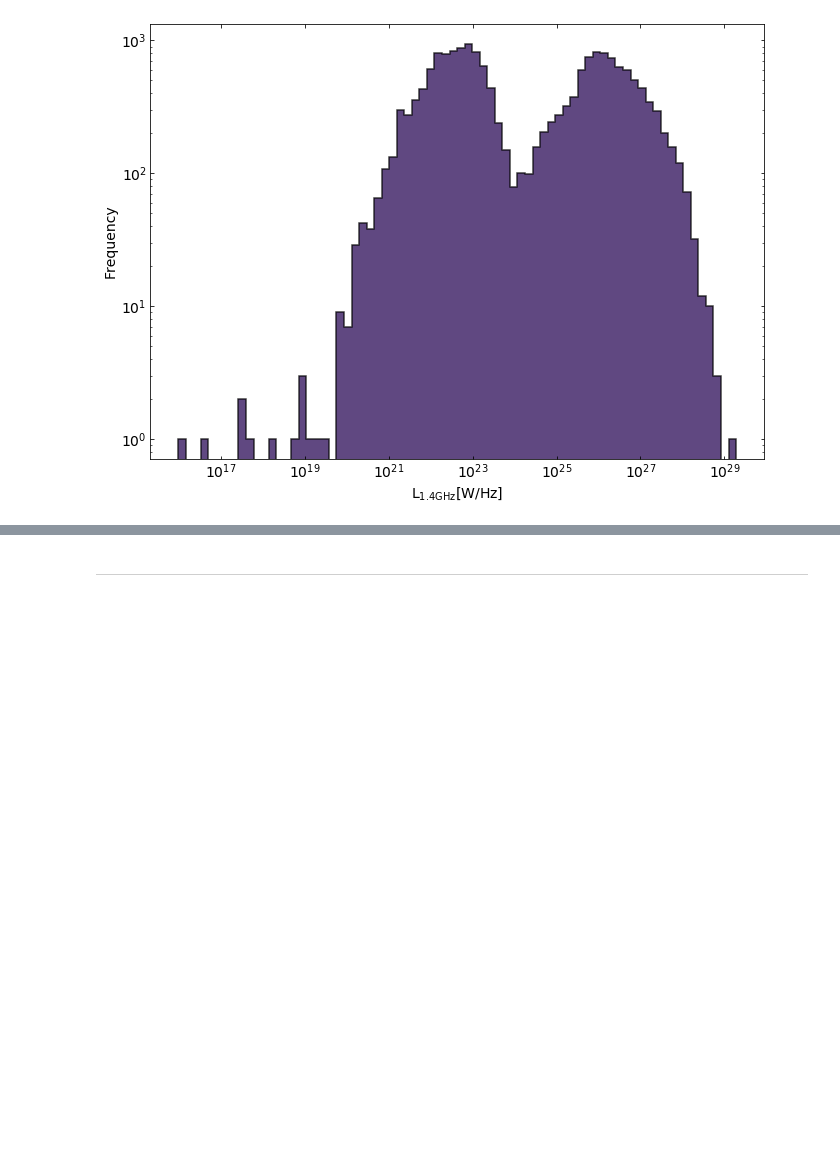
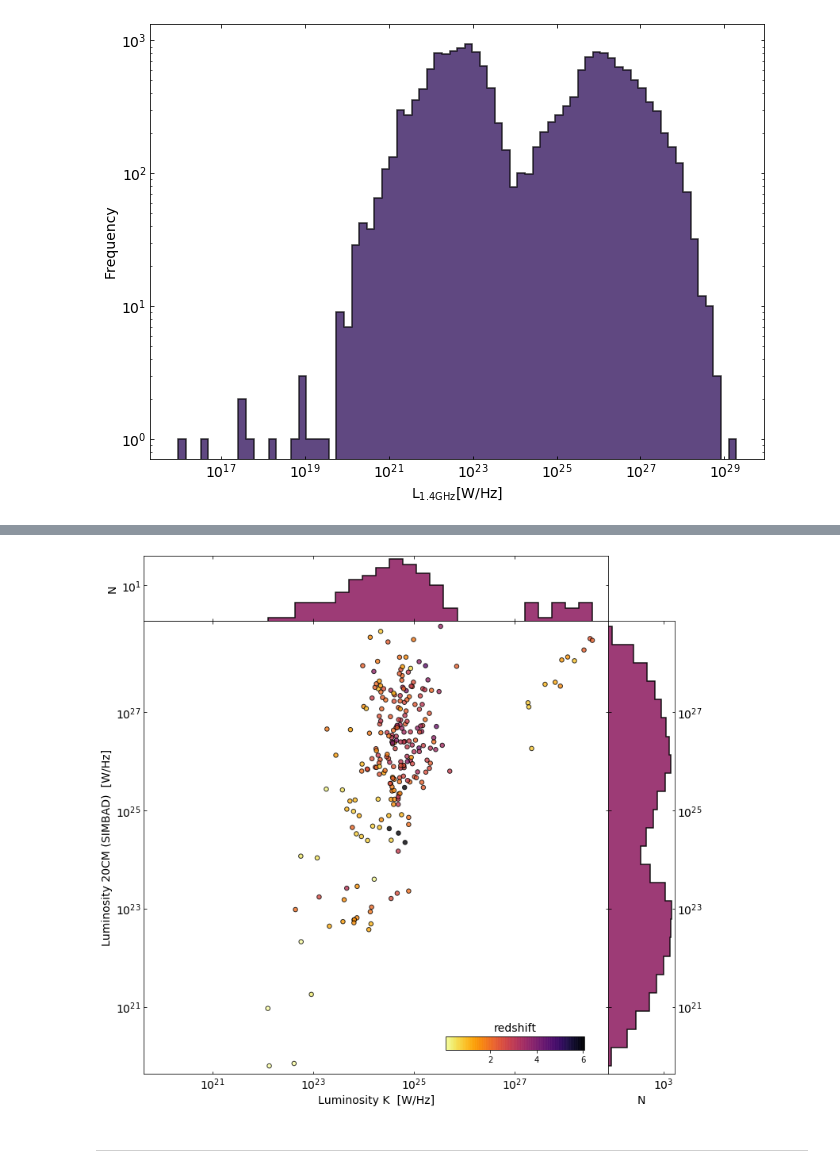
Before and after one commit to racarvajal/work_notes, a Jupyter notebook: Analyze_high_z_cat.ipynb, the cells around one changed output, grey strips where cells are left out. Saved outputs shown, nothing was run; the diff lists cells and outputs as text; code cells hidden in the pictures; blank space fills up the shorter version.

```diff
--- a/Analyze_high_z_cat.ipynb
+++ b/Analyze_high_z_cat.ipynb
@@ -188,0 +176,5 @@ lums_catalog_df.describe()
+# %%
+large_catalog_df['F_14GHZ_average'] = (large_catalog_df[['Flux Density 1.4GHz', 'Flux Density 1.40 GHz',\
+                                'Flux Density 1.4 GHz', 'Flux Density 1420.5 MHz',\
+                                'Flux Density 1.42 GHz', 'Flux Density 1425 MHz',\
+                                'Flux Density 1410 MHz', 'Flux Density 1.4 GHz VLA B-array']].mean(axis=1) * 1e3 + large_catalog_df['F_20CM']) / 2
@@ -432,3 +296,84 @@ ax1.set_aspect('equal')
+# %%
+add_histograms_flag = True  # Add histograms to the folowing plot
+# %%
+fig        = plt.figure(figsize=(12,12))
+
+if not add_histograms_flag:
+    ax1    = fig.add_subplot(111)
+
+if add_histograms_flag:
+    ax1    = plt.subplot2grid((8,8), (1,0), colspan=7, rowspan=7)
+    ax2    = plt.subplot2grid((8,8), (1,7), sharey=ax1, rowspan=7, colspan=1)
+    ax3    = plt.subplot2grid((8,8), (0,0), sharex=ax1, colspan=7, rowspan=1)
+
+# Select columns by number
+# col_a = lum_names[0]
+# col_b = lum_names[23]
+
+# Select columns by name
+col_a       = "Luminosity K"
+col_b       = "LUMINOSITY_20CM"
+
+# Obtain luminosities and the cross-match between them
+lum_a       = lums_catalog_df[col_a]
+lum_b       = lums_catalog_df[col_b]
+common_vals = np.multiply(lum_a, lum_b)
+
+# Create log bins for log-scale histograms
+min_val     = np.nanmin([lum_a[np.isfinite(common_vals)].min(), lum_b[np.isfinite(common_vals)].min()])
+max_val     = np.nanmax([lum_b[np.isfinite(common_vals)].max(), lum_b[np.isfinite(common_vals)].max()])
+bins_a      = np.logspace(np.log10(lum_a[np.isfinite(common_vals)].values.min()), np.log10(lum_a[np.isfinite(common_vals)].values.max()), 25)
+bins_b      = np.logspace(np.log10(lum_b[np.isfinite(common_vals)].values.min()), np.log10(lum_b[np.isfinite(common_vals)].values.max()), 25)
+
+ax1.set_yscale('log')
+ax1.set_xscale('log')
+
+# Format axis names and limits
+if 'LUMINOSITY_' in col_a:
+    col_a   = col_a.replace('LUMINOSITY_', 'Luminosity ') + ' (SIMBAD)'
+if 'LUMINOSITY_' in col_b:
+    col_b   = col_b.replace('LUMINOSITY_', 'Luminosity ') + ' (SIMBAD)'
+ax1.set_xlabel(col_a + '  [W/Hz]', size=14)
+ax1.set_ylabel(col_b + '  [W/Hz]', size=14)
+ax1.set_ylim(min_val*0.7, max_val*1.3)
+ax1.set_xlim(min_val*0.7, max_val*1.3)
+ax1.tick_params(which='both',top=True, right=True, direction='in')
+ax1.tick_params(axis='both', which='major', labelsize=14)
+
+sc          = ax1.scatter(lum_a, lum_b, c=redshift, cmap='inferno_r', s=30, alpha=0.80, edgecolor='black')
+
+# Create colorbar and plot it
+cbaxes      = inset_axes(ax1, width="30%", height="3%", loc=4, borderpad=3)
+clb         = plt.colorbar(sc, cax=cbaxes, orientation='horizontal')
+# clb.set_label('redshift', size=14)
+clb.ax.set_title('redshift', size=14)
+
+ax1.set_aspect('auto', share=False, adjustable='box')
+
+if add_histograms_flag:
+    # Plot vertical histogram
+    hist(lum_b.values, bins=bins_b, orientation='horizontal', ax=ax2, histtype='stepfilled', alpha=0.9, color=dark_color, ec='k', lw=1.5, hatch='')
+    ax2.set_xscale('log')
+    ax2.set_yscale('log')
+    ax2.set_xlabel('N', size=14)
+
+    # Plot horizontal histogram
+    hist(lum_a.values, bins=bins_a, orientation='vertical', ax=ax3, histtype='stepfilled', alpha=0.9, color=dark_color, ec='k', lw=1.5, hatch='')
+    ax3.set_xscale('log')
+    ax3.set_yscale('log')
+    ax3.set_ylabel('N', size=14)
+
+    # Modify ticks
+    ax2.tick_params(axis='both', which='major', labelsize=14)
+    ax3.tick_params(axis='both', which='major', labelsize=14)
+    plt.setp(ax2.get_yticklabels(), visible=False)
+    plt.setp(ax3.get_xticklabels(), visible=False)
+    ax2.tick_params(which='both',top=True, right=True, direction='in', labelright=True)
+    ax3.tick_params(which='both',top=True, right=True, direction='in')
+
+    plt.subplots_adjust(wspace=0.0, hspace=0.0)
+# %% [output]
+[figure, added]
 # %% [markdown]
 ---
 # %% [markdown]
```
Also changed, not shown: parts of 68 cells of this notebook.
